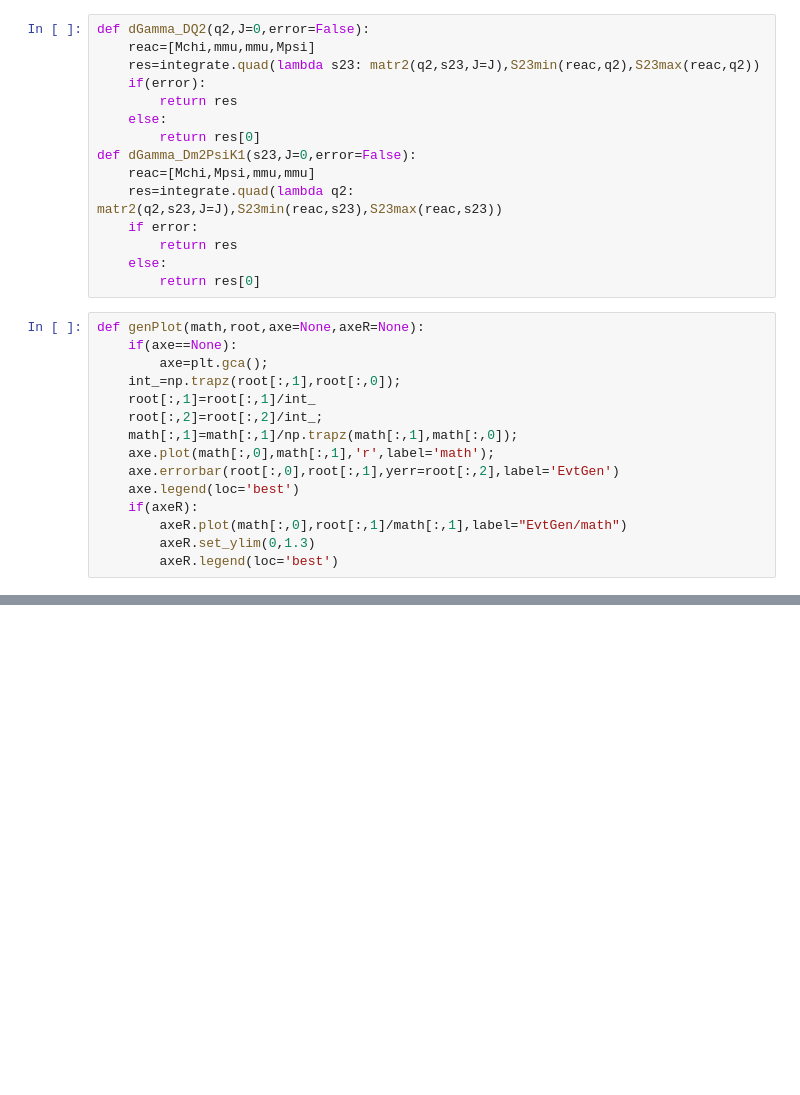
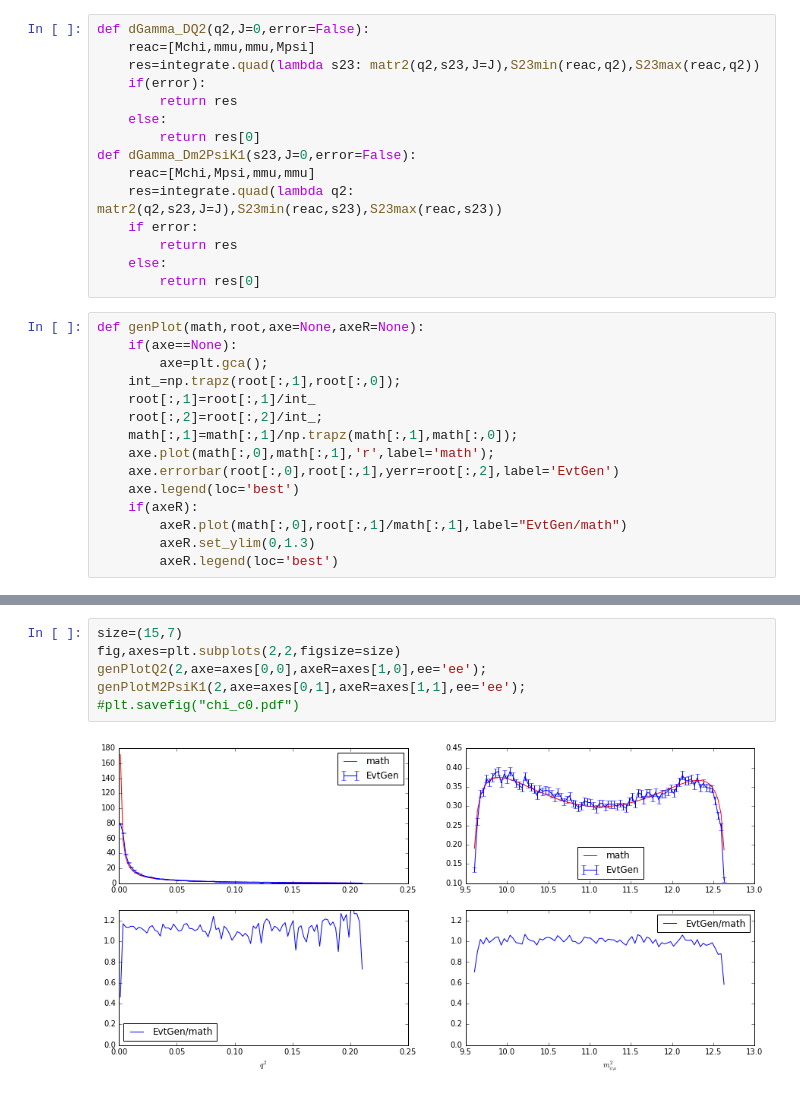
Before and after one commit to alexey-luchinsky/chi_PsiMM, a Jupyter notebook: python/compare_root.ipynb, the cells around one changed output, grey strips where cells are left out. Saved outputs shown, nothing was run; the diff lists cells and outputs as text; blank space fills up the shorter version.

```diff
--- a/python/compare_root.ipynb
+++ b/python/compare_root.ipynb
@@ -160,3 +140,11 @@ plt.savefig("chi_c0.pdf")
+# %%
+size=(15,7)
+fig,axes=plt.subplots(2,2,figsize=size)
+genPlotQ2(2,axe=axes[0,0],axeR=axes[1,0],ee='ee');
+genPlotM2PsiK1(2,axe=axes[0,1],axeR=axes[1,1],ee='ee');
+#plt.savefig("chi_c0.pdf")
+# %% [output]
+[figure, added]
 # %%
 size=(15,7)
 Mchi=3.5106599
```
Also changed, not shown: parts of 9 cells of this notebook.
